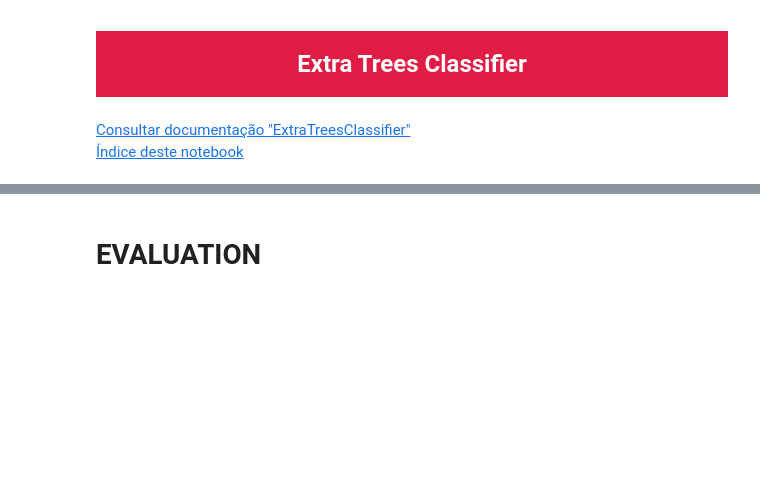
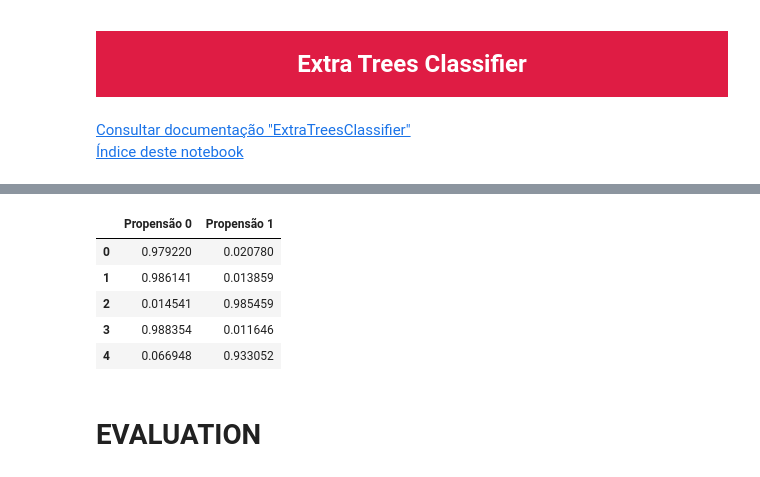
Before and after one commit to geanclm/machine-learning, a Jupyter notebook: CLASSIFICAÇÃO_Wine_Kaggle_csv.ipynb, the cells around one changed output, grey strips where cells are left out. Saved outputs shown, nothing was run; the diff lists cells and outputs as text; code cells hidden in the pictures; blank space fills up the shorter version.

```diff
--- a/CLASSIFICAÇÃO_Wine_Kaggle_csv.ipynb
+++ b/CLASSIFICAÇÃO_Wine_Kaggle_csv.ipynb
@@ -607,0 +610,15 @@ etc_y_pred = etc.predict(X_ts)
+# %%
+# Treinar o modelo
+params = {
+    'n_estimators': np.arange(250, 750, 250),
+    'max_depth': np.arange(5, 15, 5),
+    'n_jobs': np.array([-1])
+}
+etc = GridSearchCV(
+    ExtraTreesClassifier(),
+    params,
+    cv=10,
+    scoring='roc_auc',
+#     verbose=5,
+)
+etc.fit(X_tr, y_tr)
@@ -611,5 +651,13 @@ etc_y_pred = etc.predict(X_ts)
 # %%
-# pd.DataFrame(etc.predict_proba(X_ts), columns=['Propensão 0', 'Propensão 1']).head()
+# Data frame PROPENSÃO respectiva, nas colunas, da variável resposta ser 0 e 1
+pd.DataFrame(etc.predict_proba(X_ts), columns=['Propensão 0', 'Propensão 1']).head()
+# %% [output]
+|  | Propensão 0 | Propensão 1 |
+| 0 | 0.979220 | 0.020780 |
+| 1 | 0.986141 | 0.013859 |
+| 2 | 0.014541 | 0.985459 |
+| 3 | 0.988354 | 0.011646 |
+| 4 | 0.066948 | 0.933052 |
 # %% [markdown]
 # EVALUATION
 # %%
```
Also changed, not shown: parts of 14 cells of this notebook.
